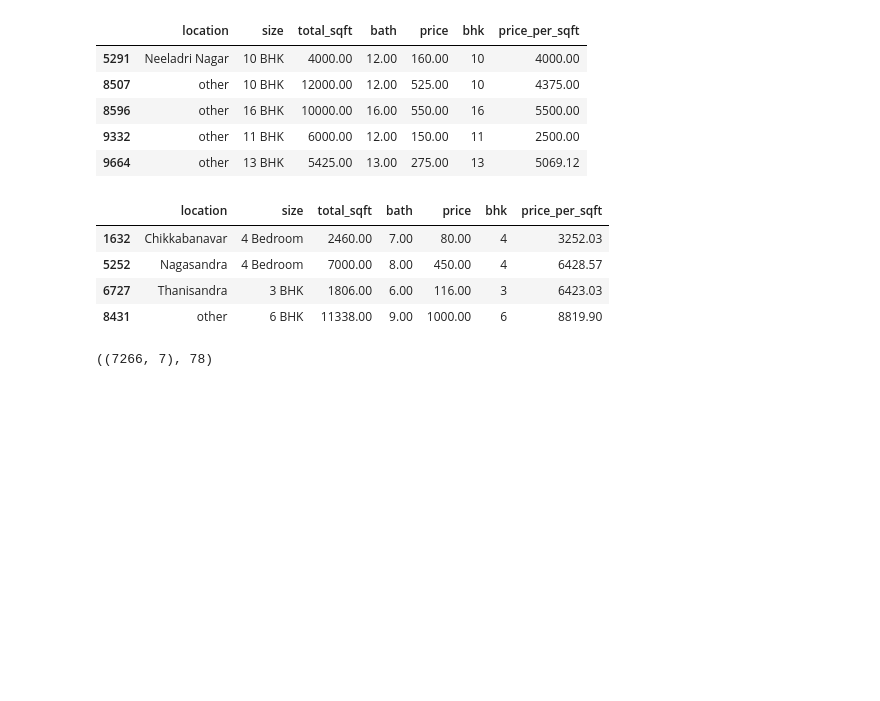
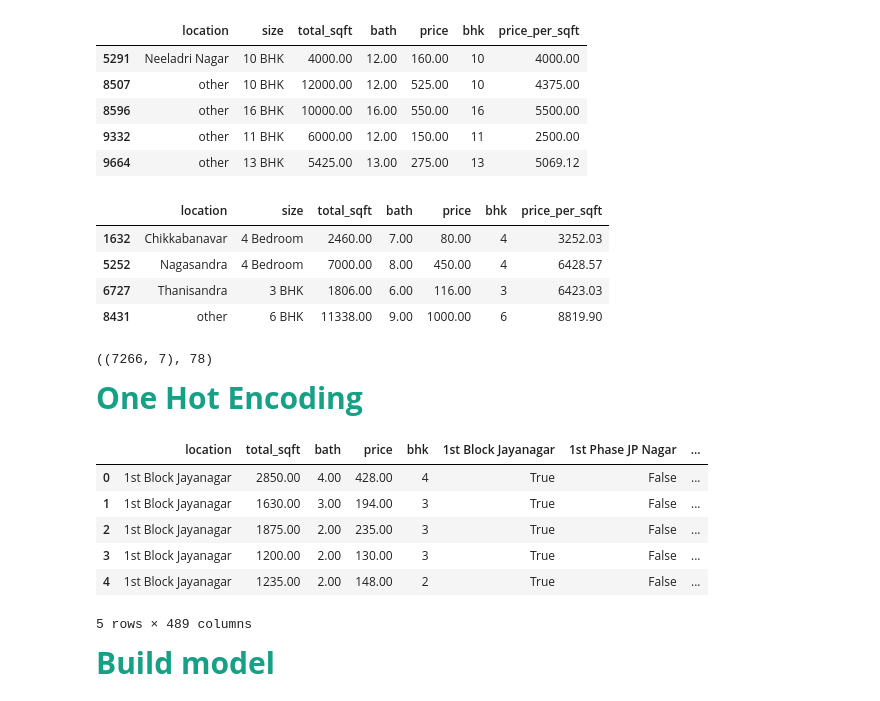
Before and after one commit to AbdeslemHMN/website_prdict_home_price, a Jupyter notebook: model/model.ipynb, the cells around one changed output. Cells and saved outputs as stored; diff of their text form; code cells hidden in the pictures; blank space fills up the shorter version.

```diff
--- a/model/model.ipynb
+++ b/model/model.ipynb
@@ -662,3 +662,18 @@ df9.shape , df8.shape[0] - df9.shape[0]  # Check the shape of the DataFrame afte
 ((7266, 7), 78)
 # %%
 df10 = df9.drop(['size', 'price_per_sqft'], axis='columns')  # Drop unnecessary columns
+# %% [markdown]
+<div style="font-size:2em; font-weight:bold; color:#16a085; margin-bottom:10px;">One Hot Encoding</div>
+# %%
+dummies = pd.get_dummies(df10.location)
+df10 = pd.concat([df10, dummies], axis=1)
+# %%
+df10.head()
+# %% [output]
+|  | location | total_sqft | bath | price | bhk | 1st Block Jayanagar | 1st Phase JP Nagar | ... |
+| 0 | 1st Block Jayanagar | 2850.00 | 4.00 | 428.00 | 4 | True | False | ... |
+| 1 | 1st Block Jayanagar | 1630.00 | 3.00 | 194.00 | 3 | True | False | ... |
+| 2 | 1st Block Jayanagar | 1875.00 | 2.00 | 235.00 | 3 | True | False | ... |
+| 3 | 1st Block Jayanagar | 1200.00 | 2.00 | 130.00 | 3 | True | False | ... |
+| 4 | 1st Block Jayanagar | 1235.00 | 2.00 | 148.00 | 2 | True | False | ... |
+5 rows × 489 columns
@@ -664,0 +682,2 @@ df10 = df9.drop(['size', 'price_per_sqft'], axis='columns')  # Drop unnecessary
+# %% [markdown]
+<span style="font-size:2em; font-weight:bold; color:#16a085; margin-bottom:10px;">Build model</span>
```
Also changed, not shown: parts of 12 cells of this notebook.
